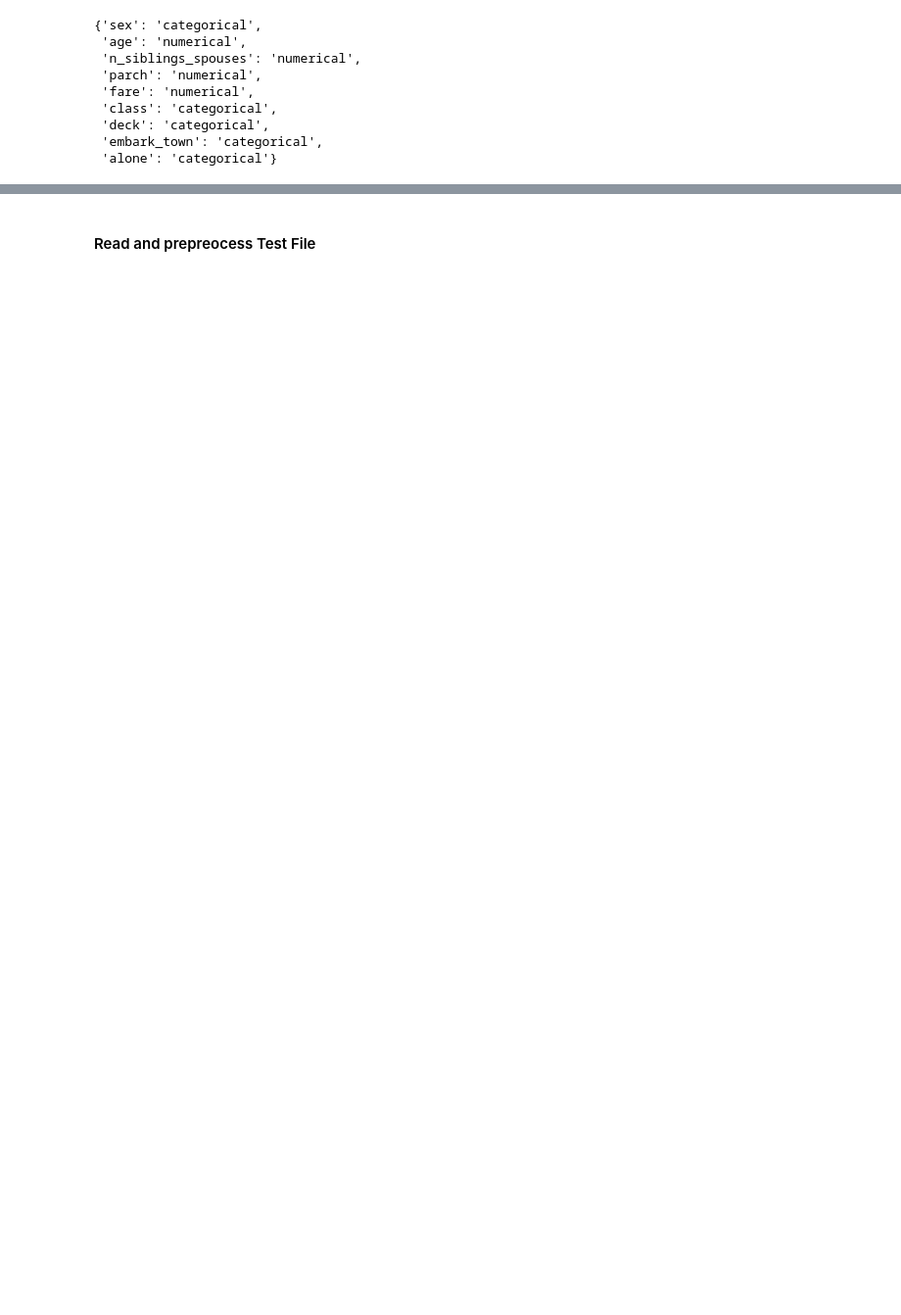
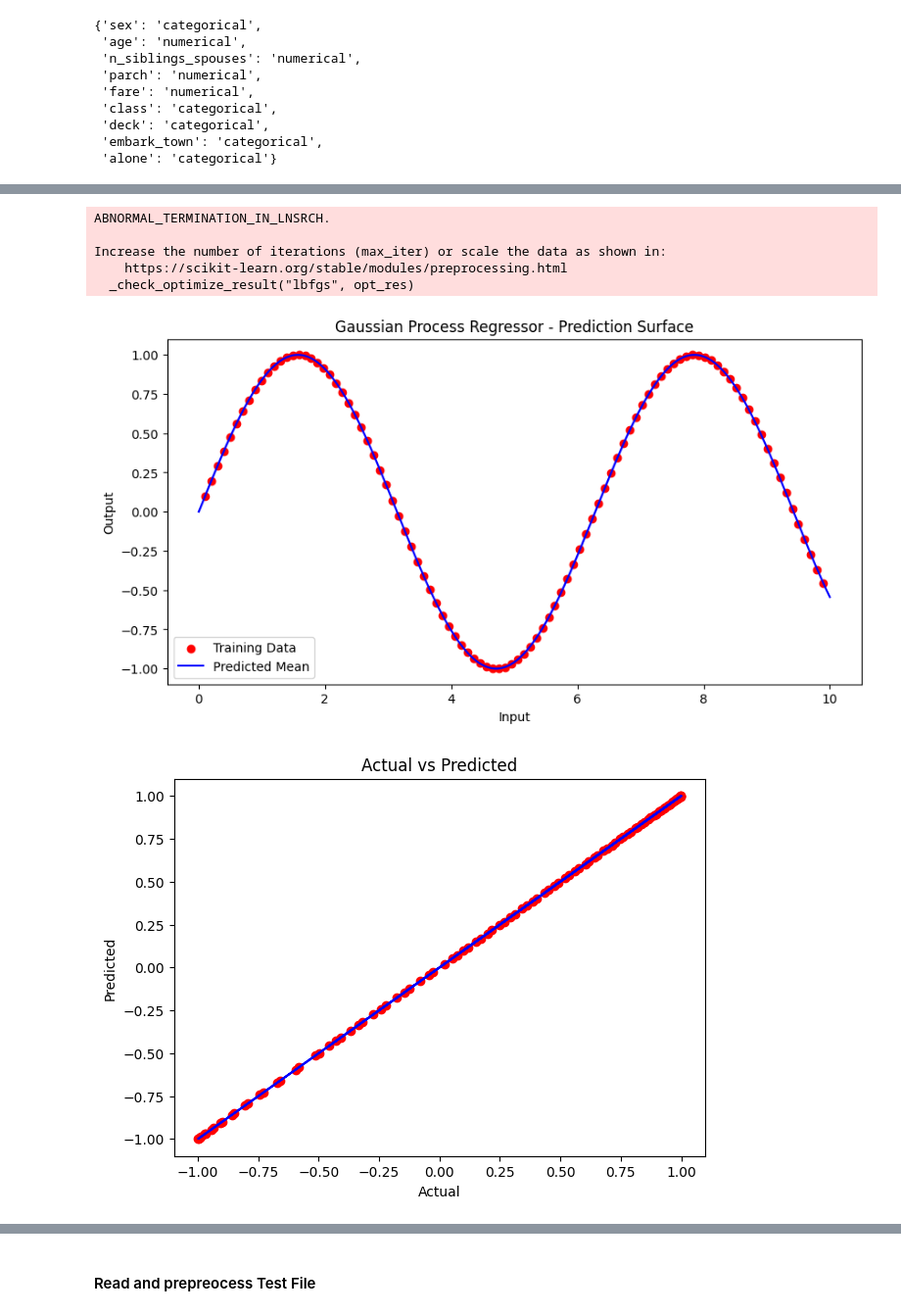
Before and after one commit to deep-son/AutoX, a Jupyter notebook: Tests.ipynb, the cells around one changed output, grey strips where cells are left out. Shown at 98% size. Drawn from its saved outputs; the diff is of its cells as text; code cells hidden in the pictures; blank space fills up the shorter version.

```diff
--- a/Tests.ipynb
+++ b/Tests.ipynb
@@ -106,0 +241,65 @@ INFO:tensorflow:Assets written to: .\structured_data_classifier\best_model\asset
+# %%
+import numpy as np
+from sklearn.gaussian_process import GaussianProcessRegressor
+from sklearn.gaussian_process.kernels import RBF, ConstantKernel as C
+import matplotlib.pyplot as plt
+
+# Create synthetic data
+np.random.seed(0)
+X = np.linspace(0.1, 9.9, 100).reshape(-1, 1)
+y = np.sin(X).ravel()
+
+# Fit the GPR
+kernel = C(1.0, (1e-3, 1e3)) * RBF(10.0, (1e-2, 1e2))
+gpr = GaussianProcessRegressor(kernel=kernel, n_restarts_optimizer=9)
+gpr.fit(X, y)
+
+# Predictions
+x_pred = np.linspace(0, 10, 1000)[:, np.newaxis]
+y_pred, sigma = gpr.predict(x_pred, return_std=True)
+
+# Visualization 1: Prediction Surface Plot
+plt.figure(figsize=(10, 5))
+plt.scatter(X, y, c='red', label='Training Data')
+plt.plot(x_pred, y_pred, label='Predicted Mean', color='blue')
+plt.fill_between(x_pred[:, 0], y_pred - 1.96 * sigma, y_pred + 1.96 * sigma, alpha=0.3, color='blue')
+plt.xlabel('Input')
+plt.ylabel('Output')
+plt.title('Gaussian Process Regressor - Prediction Surface')
+plt.legend()
+plt.show()
+
+# Visualization 2: Actual vs Predicted Plot
+plt.figure(figsize=(7, 5))
+plt.scatter(y, gpr.predict(X), color='red')
+plt.plot(y, y, color='blue')
+plt.xlabel('Actual')
+plt.ylabel('Predicted')
+plt.title('Actual vs Predicted')
+plt.show()
+
+# Visualization 3: Confidence Intervals
+plt.figure(figsize=(7, 5))
+plt.fill_between(x_pred[:, 0], y_pred - 1.96 * sigma, y_pred + 1.96 * sigma, alpha=0.3)
+plt.plot(x_pred, y_pred, color='blue')
+plt.xlabel('Input')
+plt.ylabel('Output')
+plt.title('Confidence Intervals')
+plt.show()
+
+# Visualization 4: Kernel Plot (Single Kernel)
+x_kernel = np.linspace(0, 10, 100)
+plt.figure(figsize=(7, 5))
+plt.plot(x_kernel, kernel(x_kernel.reshape(-1, 1)))
+plt.xlabel('X')
+plt.ylabel('Kernel Function')
+plt.title('RBF Kernel Function')
+plt.show()
+# %% [output]
+ABNORMAL_TERMINATION_IN_LNSRCH.
+
+Increase the number of iterations (max_iter) or scale the data as shown in:
+    https://scikit-learn.org/stable/modules/preprocessing.html
+  _check_optimize_result("lbfgs", opt_res)
+[figure, added]
+[figure, added]
```
Also changed, not shown: parts of 61 cells of this notebook, 32 other files.
